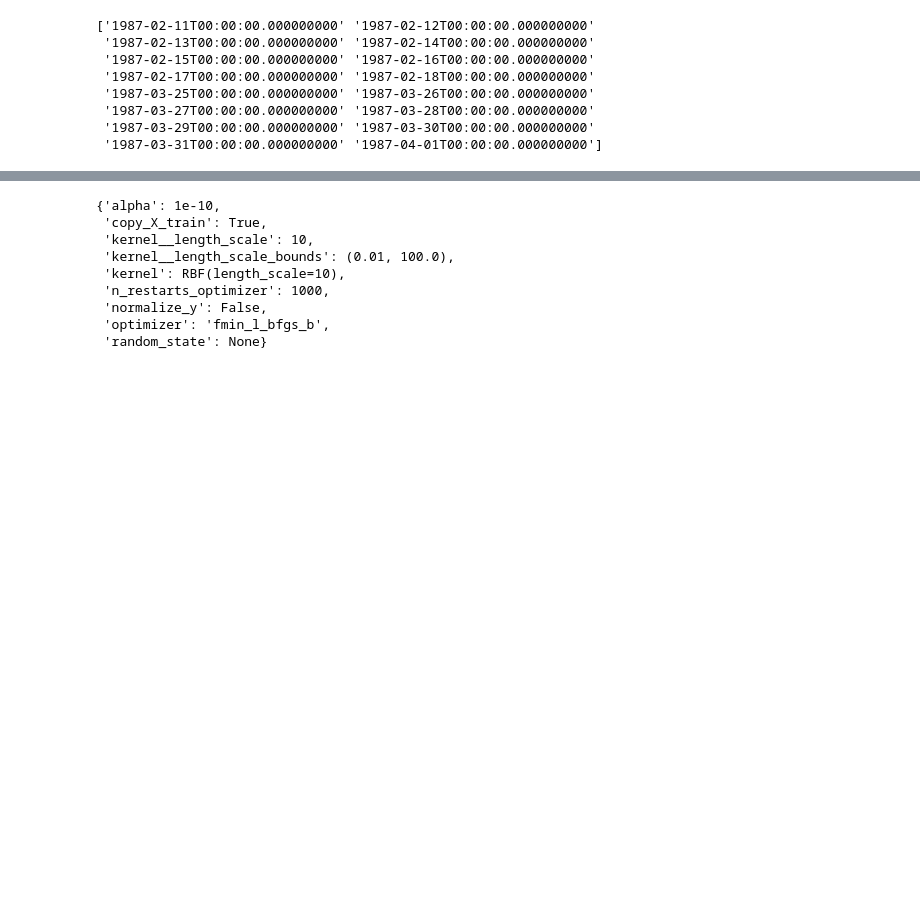
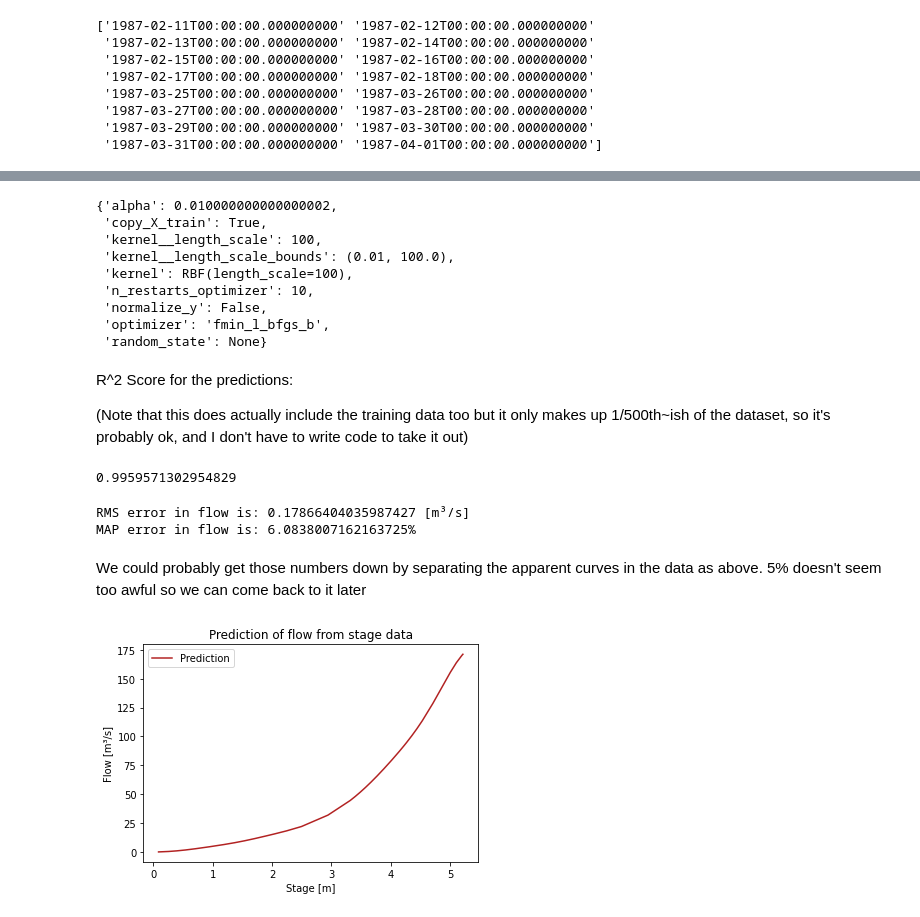
Before and after one commit to ai4er-cdt/flood_risk_shipston, a Jupyter notebook: notebooks/mja/wiski_exploration.ipynb, the cells around one changed output, grey strips where cells are left out. Drawn from its saved outputs; the diff is of its cells as text; code cells hidden in the pictures; blank space fills up the shorter version.

```diff
--- a/notebooks/mja/wiski_exploration.ipynb
+++ b/notebooks/mja/wiski_exploration.ipynb
@@ -210,37 +225,76 @@ df_flow_and_stage_complete.plot(x='stage', y='flow')
 from sklearn.gaussian_process import GaussianProcessRegressor
 from sklearn.gaussian_process.kernels import ConstantKernel, RBF
 
-X_train = df_flow_and_stage_complete['stage'].values.reshape(-1,1)
-y_train = df_flow_and_stage_complete['flow'].values
+X = df_flow_and_stage_complete['stage'].values.reshape(-1,1)
+y = df_flow_and_stage_complete['flow'].values
 
-y_train = y_train[np.argsort(X_train, axis=0)]
-X_train = np.sort(X_train, axis=0)
+y = y[np.argsort(X, axis=0)] #Reorder them from time order to ascending by value
+X = np.sort(X, axis=0) #So that the line plot looks sensible
 
-X_train = np.append(X_train[0::500], X_train[-100:], axis = 0)
-y_train = np.append(y_train[0::500], y_train[-100:], axis = 0)
+X_train = np.append(X[0::500], X[-100:], axis = 0) #Every 500th data point and the last 100
+y_train = np.append(y[0::500], y[-100:], axis = 0)
 
 
 #Sort X_train into ascending order (for plotting)
 
 
-kernel = RBF(10, (1e-2, 1e2))
+kernel = RBF(1, (1e-2, 1e2))
 
 gp = GaussianProcessRegressor(kernel=kernel,
-                              n_restarts_optimizer=1000)
+                              n_restarts_optimizer=10, alpha = 0.1**2)
 
 gp.fit(X_train, y_train)
 
 gp.get_params()
 # %% [output]
-{'alpha': 1e-10,
+{'alpha': 0.010000000000000002,
  'copy_X_train': True,
- 'kernel__length_scale': 10,
+ 'kernel__length_scale': 100,
  'kernel__length_scale_bounds': (0.01, 100.0),
- 'kernel': RBF(length_scale=10),
- 'n_restarts_optimizer': 1000,
+ 'kernel': RBF(length_scale=100),
+ 'n_restarts_optimizer': 10,
  'normalize_y': False,
  'optimizer': 'fmin_l_bfgs_b',
  'random_state': None}
+# %% [markdown]
+R^2 Score for the predictions:
+
+(Note that this does actually include the training data too but it only makes up 1/500th~ish of the dataset, so it's probably ok, and I don't have to write code to take it out)
+# %%
+gp.score(X, y)
+# %% [output]
+0.9959571302954829
+# %%
+y_pred, sigma = gp.predict(X, return_std=True)
+
+mean_sq_err = ((y_pred - y)**2).mean()
+
+print("RMS error in flow is: " + str(np.sqrt(mean_sq_err)) + " [m³/s]")
+
+mean_abs_prc_err = (abs( (y_pred - y) / y) ).mean()
+
+print("MAP error in flow is: " + str(100*mean_abs_prc_err) + "%")
+# %% [output]
+RMS error in flow is: 0.17866404035987427 [m³/s]
+MAP error in flow is: 6.0838007162163725%
+# %% [markdown]
+We could probably get those numbers down by separating the apparent curves in the data as above. 5% doesn't seem too awful so we can come back to it later
+# %%
+#Plot predictions based on the training data to avoid memory errors
+y_pred_train, sigma = gp.predict(X_train, return_std=True)
+
+plt.figure()
+plt.plot(X_train, y_pred_train, 'firebrick', label='Prediction')
+#plt.scatter(X, y, marker='x', color='coral', label = 'Observations')
+plt.xlabel('Stage [m]')
+plt.ylabel('Flow [m³/s]')
+plt.title('Prediction of flow from stage data')
+
+plt.legend(loc='upper left')
+
+plt.show()
+# %% [output]
+[figure, added]
 # %%
 y_pred, sigma = gp.predict(X_train, return_std=True)
 
```
Also changed, not shown: parts of 17 cells of this notebook.
